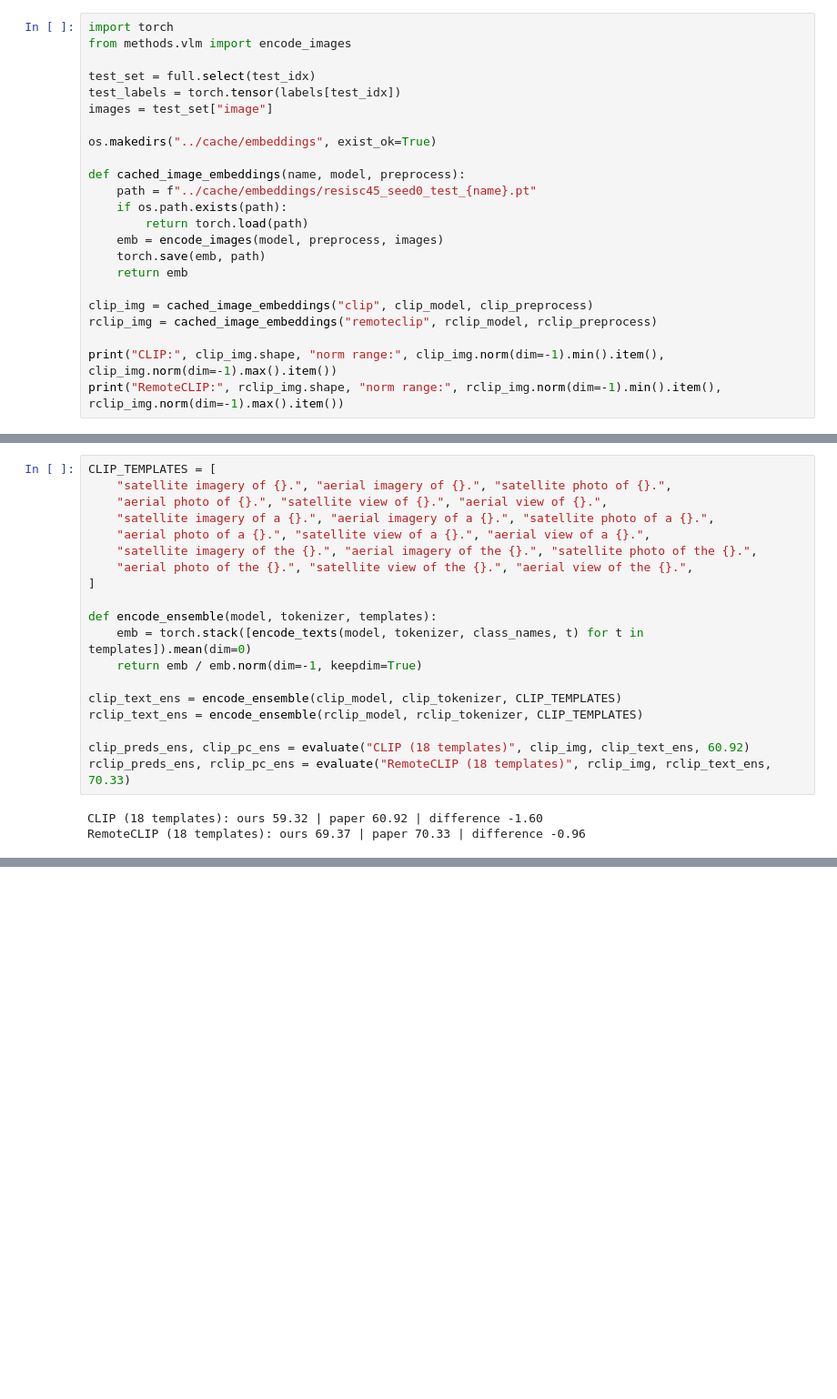
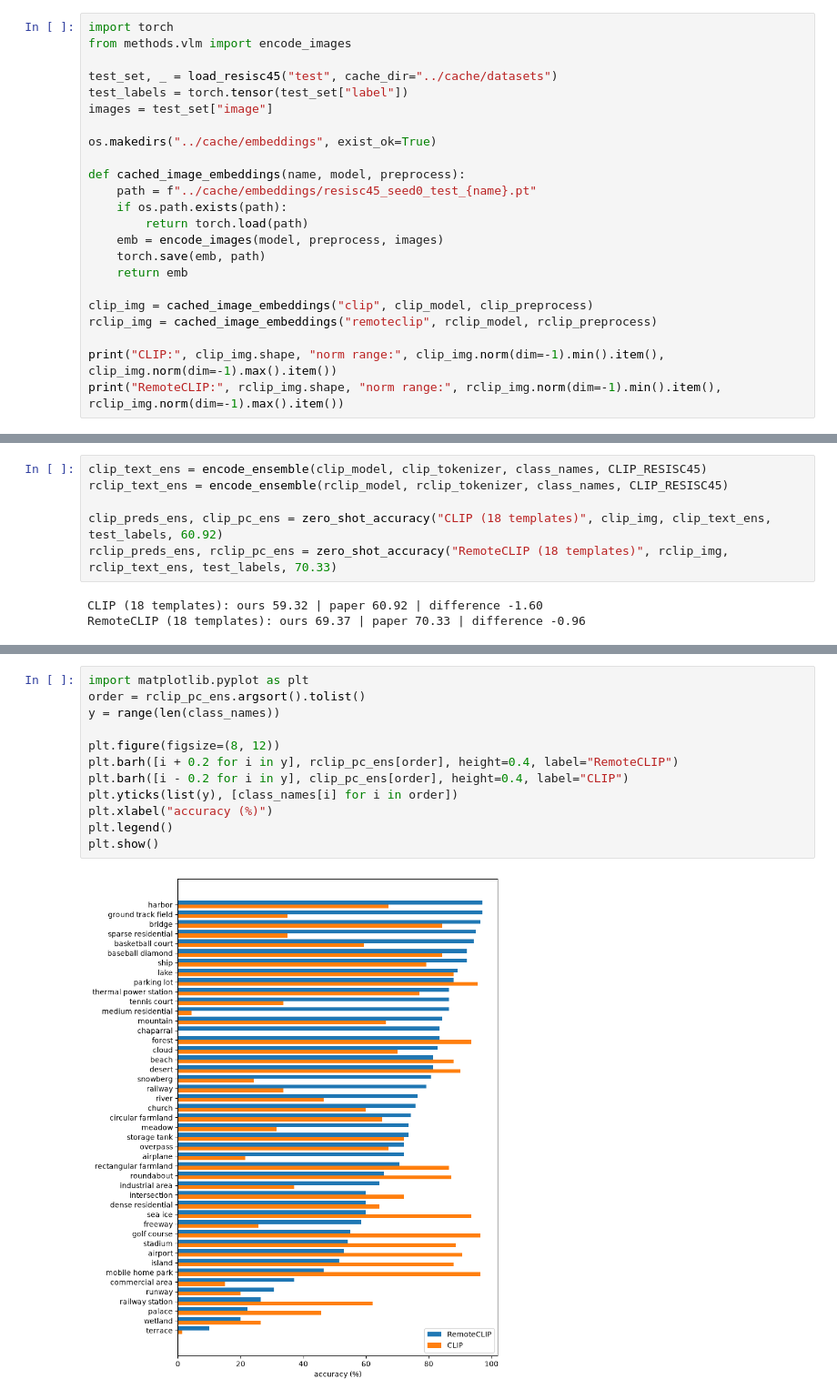
Before and after one commit to PassifloraVitifolia/Project-400, a Jupyter notebook: notebooks/1a_01_reproduce_remoteclip.ipynb, the cells around one changed output, grey strips where cells are left out. Shown at 91% size. Drawn from its saved outputs; the diff is of its cells as text; blank space fills up the shorter version.

Commit message:
Move shared code to modules: data loader, prompt sets, zero-shot accuracy

```diff
--- a/notebooks/1a_01_reproduce_remoteclip.ipynb
+++ b/notebooks/1a_01_reproduce_remoteclip.ipynb
@@ -74,8 +87,8 @@ We encode the 6,300 images of our stratified test split with both models. Encodi
 import torch
 from methods.vlm import encode_images
 
-test_set = full.select(test_idx)
-test_labels = torch.tensor(labels[test_idx])
+test_set, _ = load_resisc45("test", cache_dir="../cache/datasets")
+test_labels = torch.tensor(test_set["label"])
 images = test_set["image"]
 
 os.makedirs("../cache/embeddings", exist_ok=True)
@@ -130,22 +137,9 @@ The CLIP paper reports 60.3% on RESISC45 using an ensemble of 18 templates, very
 # %%
-CLIP_TEMPLATES = [
-    "satellite imagery of {}.", "aerial imagery of {}.", "satellite photo of {}.",
-    "aerial photo of {}.", "satellite view of {}.", "aerial view of {}.",
-    "satellite imagery of a {}.", "aerial imagery of a {}.", "satellite photo of a {}.",
-    "aerial photo of a {}.", "satellite view of a {}.", "aerial view of a {}.",
-    "satellite imagery of the {}.", "aerial imagery of the {}.", "satellite photo of the {}.",
-    "aerial photo of the {}.", "satellite view of the {}.", "aerial view of the {}.",
-]
+clip_text_ens = encode_ensemble(clip_model, clip_tokenizer, class_names, CLIP_RESISC45)
+rclip_text_ens = encode_ensemble(rclip_model, rclip_tokenizer, class_names, CLIP_RESISC45)
 
-def encode_ensemble(model, tokenizer, templates):
-    emb = torch.stack([encode_texts(model, tokenizer, class_names, t) for t in templates]).mean(dim=0)
-    return emb / emb.norm(dim=-1, keepdim=True)
-
-clip_text_ens = encode_ensemble(clip_model, clip_tokenizer, CLIP_TEMPLATES)
-rclip_text_ens = encode_ensemble(rclip_model, rclip_tokenizer, CLIP_TEMPLATES)
-
-clip_preds_ens, clip_pc_ens = evaluate("CLIP (18 templates)", clip_img, clip_text_ens, 60.92)
-rclip_preds_ens, rclip_pc_ens = evaluate("RemoteCLIP (18 templates)", rclip_img, rclip_text_ens, 70.33)
+clip_preds_ens, clip_pc_ens = zero_shot_accuracy("CLIP (18 templates)", clip_img, clip_text_ens, test_labels, 60.92)
+rclip_preds_ens, rclip_pc_ens = zero_shot_accuracy("RemoteCLIP (18 templates)", rclip_img, rclip_text_ens, test_labels, 70.33)
 # %% [output]
 CLIP (18 templates): ours 59.32 | paper 60.92 | difference -1.60
 RemoteCLIP (18 templates): ours 69.37 | paper 70.33 | difference -0.96
@@ -151,0 +151,14 @@ RemoteCLIP (18 templates): ours 69.37 | paper 70.33 | difference -0.96
+# %%
+import matplotlib.pyplot as plt
+order = rclip_pc_ens.argsort().tolist()
+y = range(len(class_names))
+
+plt.figure(figsize=(8, 12))
+plt.barh([i + 0.2 for i in y], rclip_pc_ens[order], height=0.4, label="RemoteCLIP")
+plt.barh([i - 0.2 for i in y], clip_pc_ens[order], height=0.4, label="CLIP")
+plt.yticks(list(y), [class_names[i] for i in order])
+plt.xlabel("accuracy (%)")
+plt.legend()
+plt.show()
+# %% [output]
+[figure, added]
```
Also changed, not shown: parts of 8 cells of this notebook, 7 other files.
